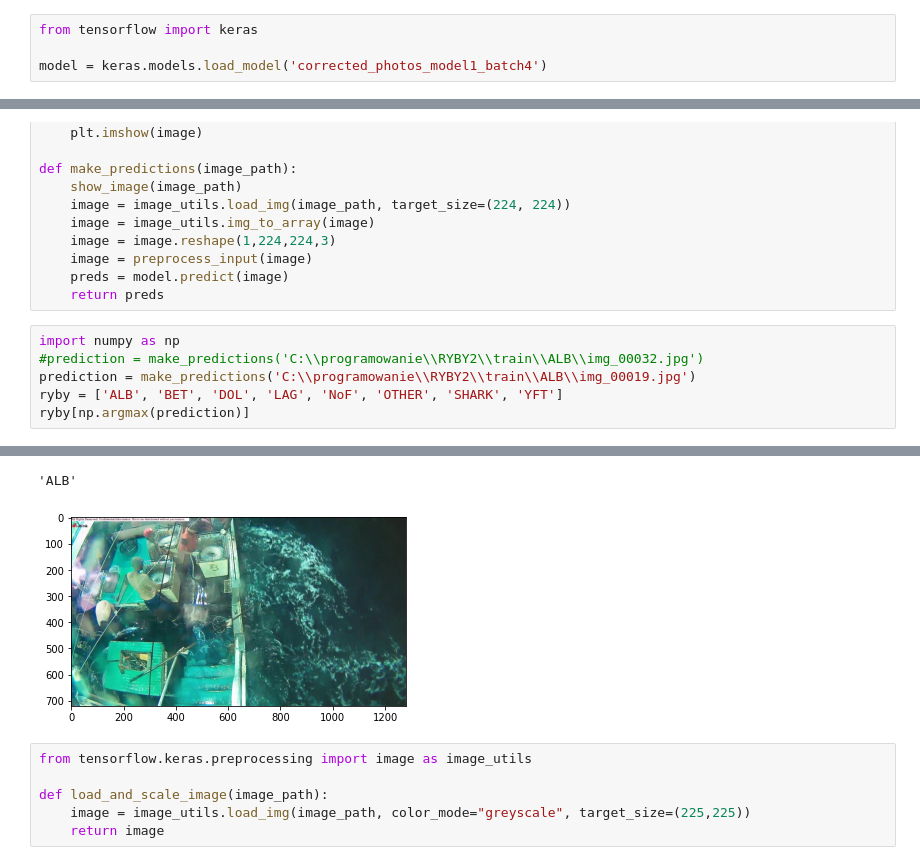
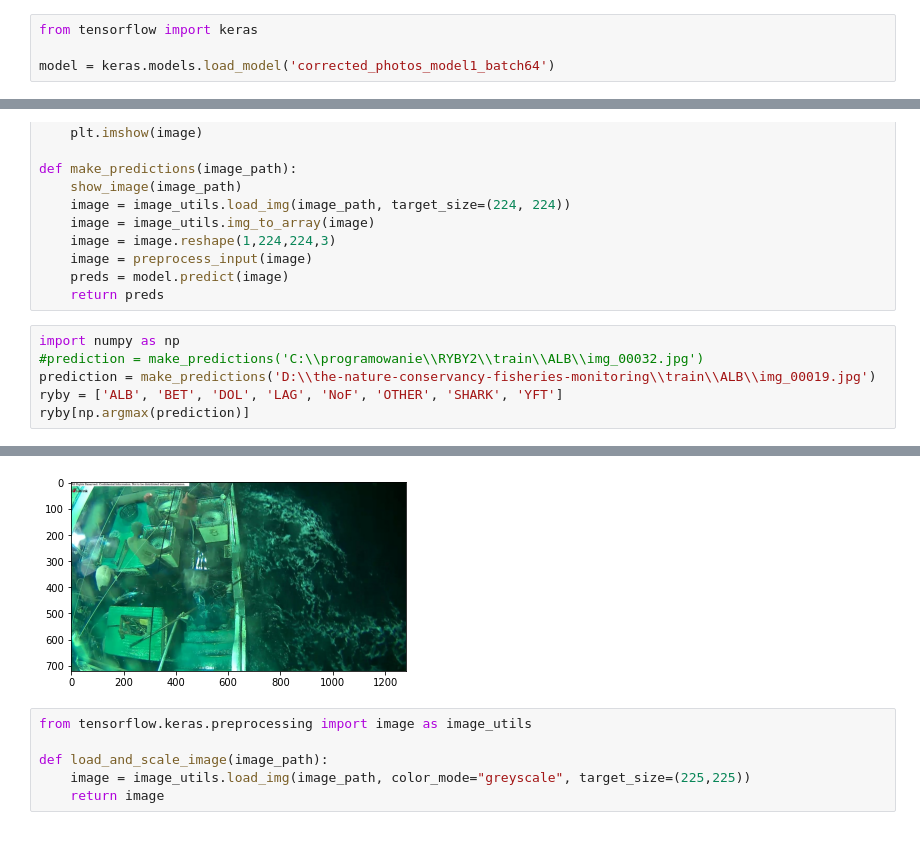
Before and after one commit to JakubGazewski/WTUM_7_2022, a Jupyter notebook: MyFishCNN/ryby.ipynb, the cells around one changed output, grey strips where cells are left out. Cells and saved outputs as stored; diff of their text form.

Commit message:
final models

```diff
--- a/MyFishCNN/ryby.ipynb
+++ b/MyFishCNN/ryby.ipynb
@@ -523,7 +548,7 @@ INFO:tensorflow:Assets written to: corrected_photos_model3_batch16\assets
 # %%
 from tensorflow import keras
 
-model = keras.models.load_model('corrected_photos_model1_batch4')
+model = keras.models.load_model('corrected_photos_model1_batch64')
 # %%
 import IPython
 app = IPython.Application.instance()
@@ -552,7 +577,7 @@ def make_predictions(image_path):
 # %%
 import numpy as np
 #prediction = make_predictions('C:\\programowanie\\RYBY2\\train\\ALB\\img_00032.jpg')
-prediction = make_predictions('C:\\programowanie\\RYBY2\\train\\ALB\\img_00019.jpg')
+prediction = make_predictions('D:\\the-nature-conservancy-fisheries-monitoring\\train\\ALB\\img_00019.jpg')
 ryby = ['ALB', 'BET', 'DOL', 'LAG', 'NoF', 'OTHER', 'SHARK', 'YFT']
 ryby[np.argmax(prediction)]
 # %% [output]
@@ -560,5 +585,4 @@ ryby[np.argmax(prediction)]
-'ALB'
-[figure, old version]
+[figure, new version]
 # %%
 from tensorflow.keras.preprocessing import image as image_utils
 
```
Also changed, not shown: parts of 10 cells of this notebook, 16 other files.
